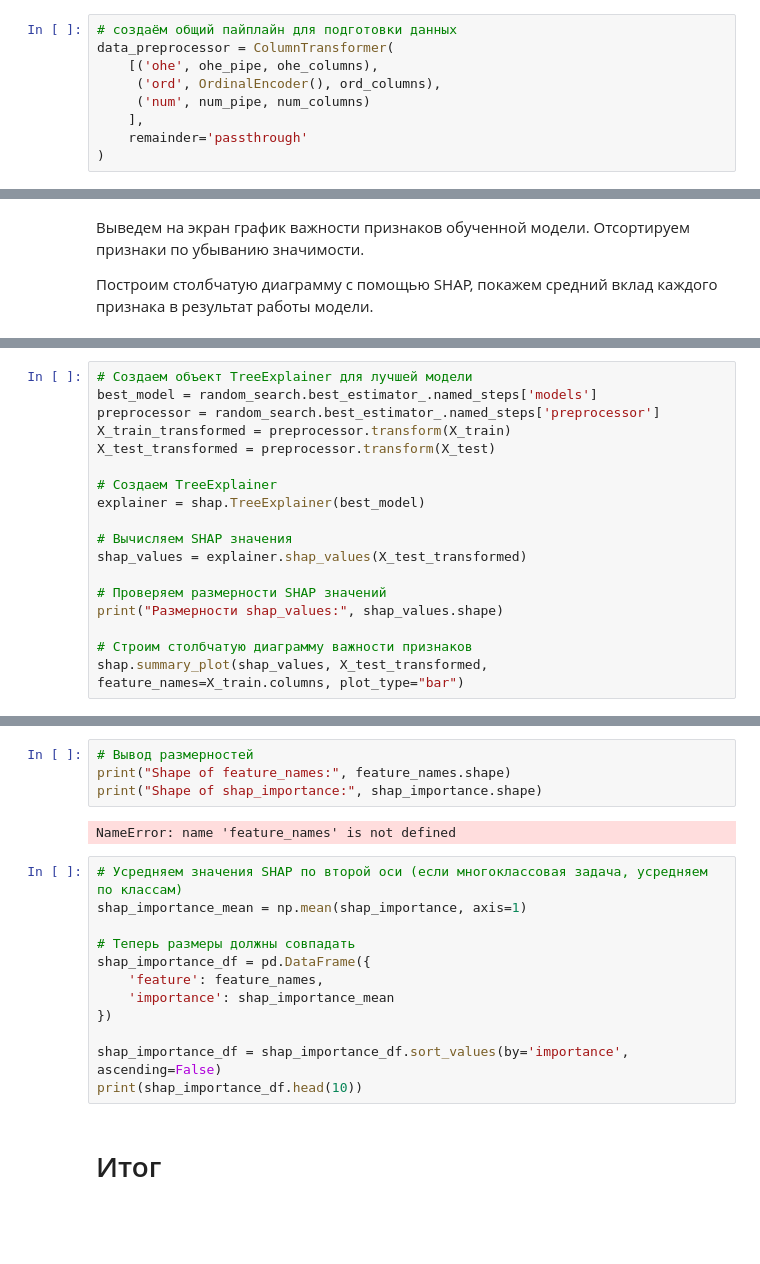
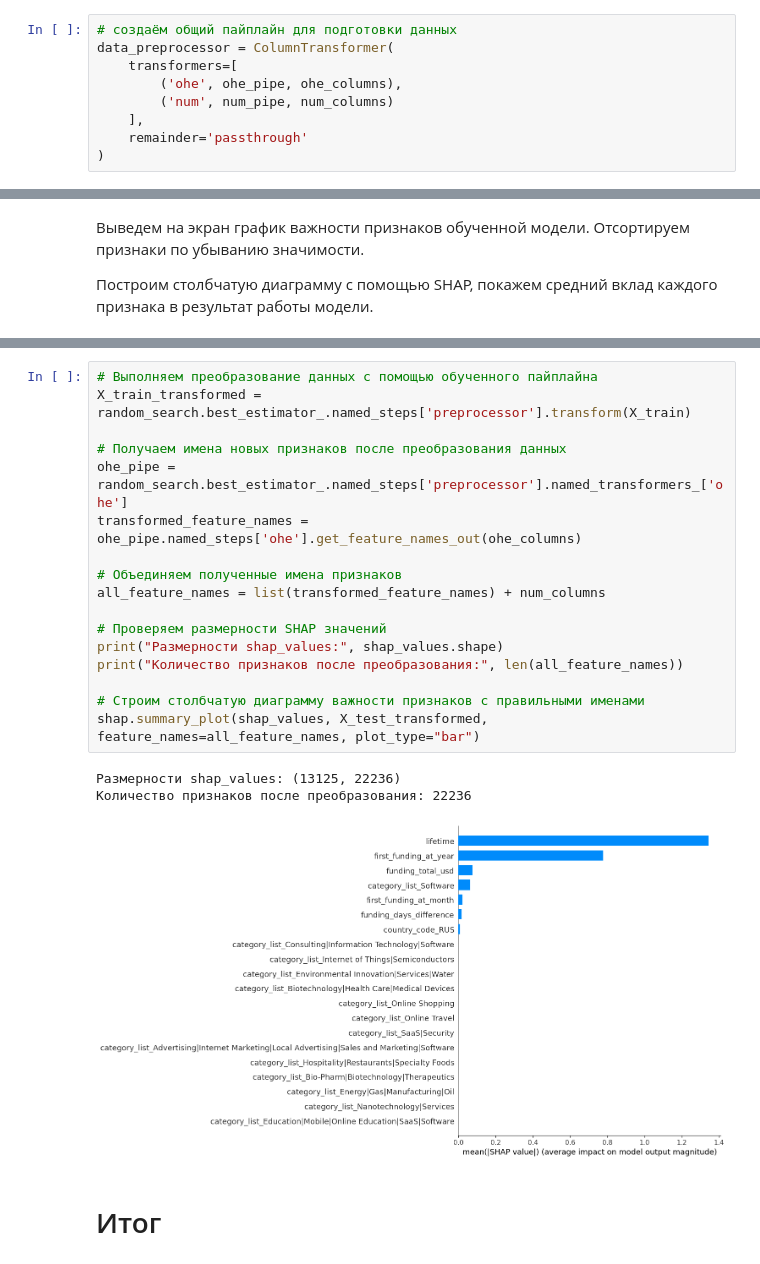
Before and after one commit to ostermans/workshop_startups, a Jupyter notebook: startups_05.ipynb, the cells around one changed output, grey strips where cells are left out. Drawn from its saved outputs; the diff is of its cells as text; blank space fills up the shorter version.

```diff
--- a/startups_05.ipynb
+++ b/startups_05.ipynb
@@ -1402,9 +1338,9 @@ num_pipe = Pipeline([
 # %%
 # создаём общий пайплайн для подготовки данных
 data_preprocessor = ColumnTransformer(
-    [('ohe', ohe_pipe, ohe_columns),
-     ('ord', OrdinalEncoder(), ord_columns),
-     ('num', num_pipe, num_columns)
+    transformers=[
+        ('ohe', ohe_pipe, ohe_columns),
+        ('num', num_pipe, num_columns)
     ],
     remainder='passthrough'
 )
@@ -1674,18 +1506,0 @@ shap.summary_plot(shap_values, X_test_transformed, feature_names=X_train.columns
-# %%
-# Создаем объект TreeExplainer для лучшей модели
-best_model = random_search.best_estimator_.named_steps['models']
-preprocessor = random_search.best_estimator_.named_steps['preprocessor']
-X_train_transformed = preprocessor.transform(X_train)
-X_test_transformed = preprocessor.transform(X_test)
-
-# Создаем TreeExplainer
-explainer = shap.TreeExplainer(best_model)
-
-# Вычисляем SHAP значения
-shap_values = explainer.shap_values(X_test_transformed)
-
-# Проверяем размерности SHAP значений
-print("Размерности shap_values:", shap_values.shape)
-
-# Строим столбчатую диаграмму важности признаков
-shap.summary_plot(shap_values, X_test_transformed, feature_names=X_train.columns, plot_type="bar")
@@ -1719,21 +1507,24 @@ array([[[ 0.00000000e+00,  0.00000000e+00],
-# %%
-# Вывод размерностей
-print("Shape of feature_names:", feature_names.shape)
-print("Shape of shap_importance:", shap_importance.shape)
-# %% [output]
-NameError: name 'feature_names' is not defined
-# %%
-# Усредняем значения SHAP по второй оси (если многоклассовая задача, усредняем по классам)
-shap_importance_mean = np.mean(shap_importance, axis=1)
-
-# Теперь размеры должны совпадать
-shap_importance_df = pd.DataFrame({
-    'feature': feature_names,
-    'importance': shap_importance_mean
-})
-
-shap_importance_df = shap_importance_df.sort_values(by='importance', ascending=False)
-print(shap_importance_df.head(10))
+# %%
+# Выполняем преобразование данных с помощью обученного пайплайна
+X_train_transformed = random_search.best_estimator_.named_steps['preprocessor'].transform(X_train)
+
+# Получаем имена новых признаков после преобразования данных
+ohe_pipe = random_search.best_estimator_.named_steps['preprocessor'].named_transformers_['ohe']
+transformed_feature_names = ohe_pipe.named_steps['ohe'].get_feature_names_out(ohe_columns)
+
+# Объединяем полученные имена признаков
+all_feature_names = list(transformed_feature_names) + num_columns
+
+# Проверяем размерности SHAP значений
+print("Размерности shap_values:", shap_values.shape)
+print("Количество признаков после преобразования:", len(all_feature_names))
+
+# Строим столбчатую диаграмму важности признаков с правильными именами
+shap.summary_plot(shap_values, X_test_transformed, feature_names=all_feature_names, plot_type="bar")
+# %% [output]
+Размерности shap_values: (13125, 22236)
+Количество признаков после преобразования: 22236
+[figure, added]
 # %% [markdown]
 # Итог
 # %% [markdown]
```
Also changed, not shown: parts of 43 cells of this notebook.
